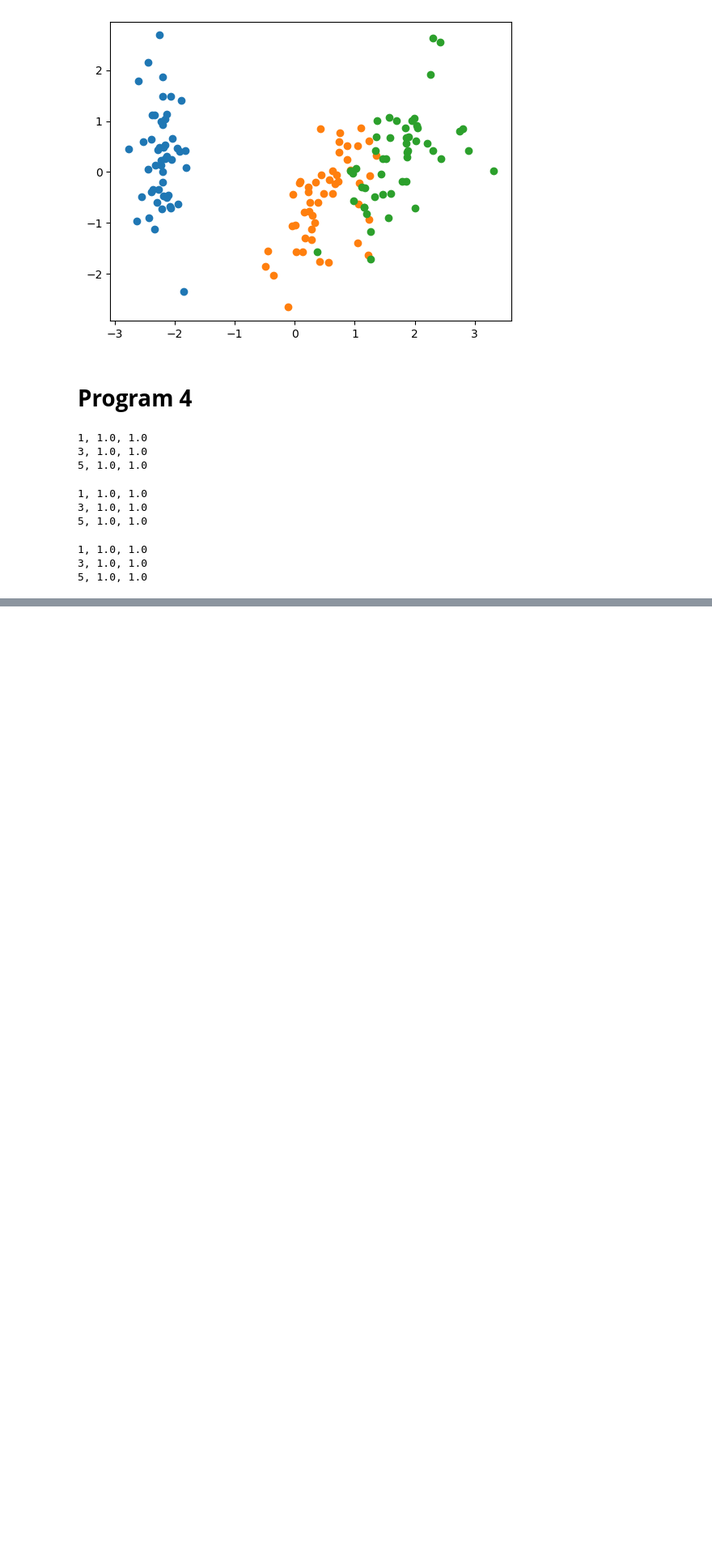
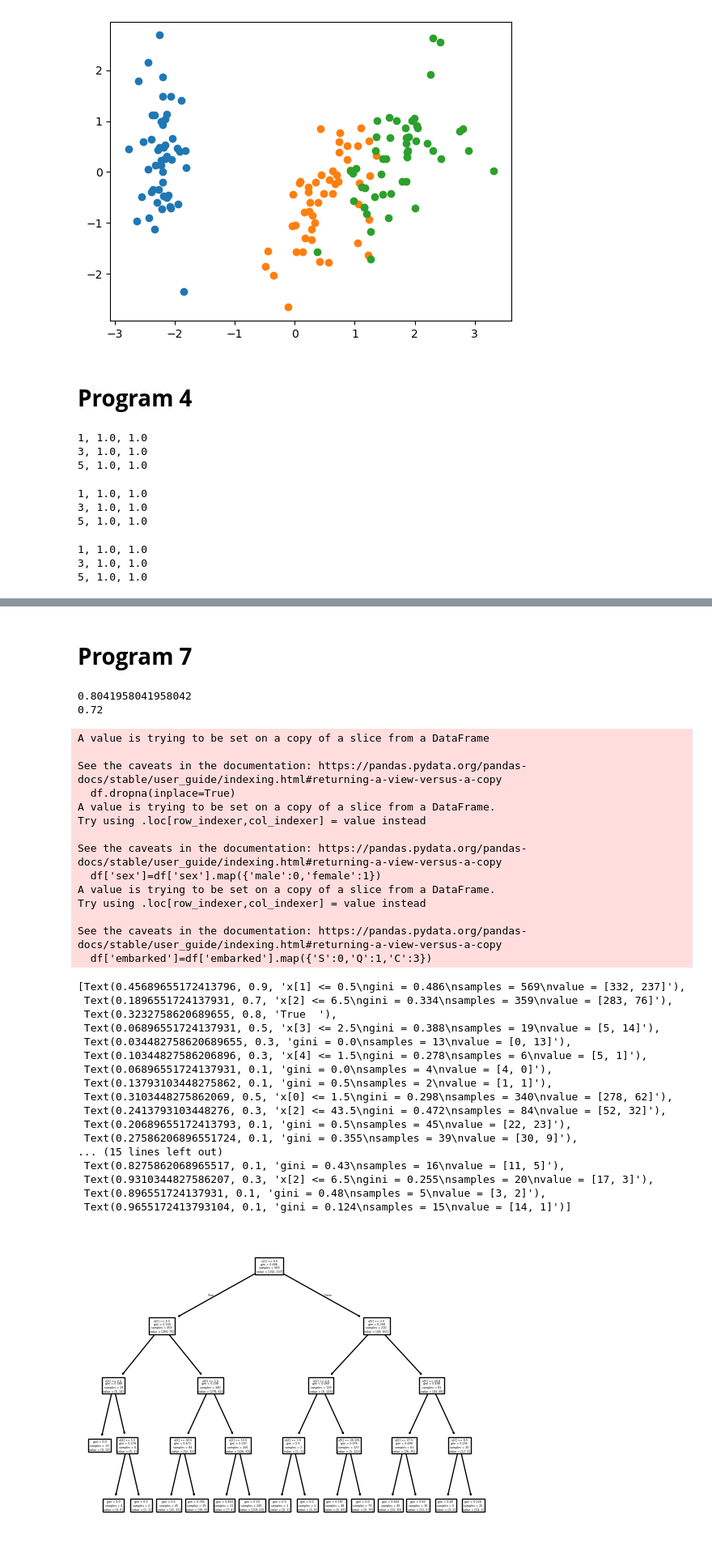
Before and after one commit to Rayz4010/important, a Jupyter notebook: 6th sem/ML/practice.ipynb, the cells around one changed output, grey strips where cells are left out. Shown at 81% size. Saved outputs shown, nothing was run; the diff lists cells and outputs as text; code cells hidden in the pictures; blank space fills up the shorter version.

```diff
--- a/6th sem/ML/practice.ipynb
+++ b/6th sem/ML/practice.ipynb
@@ -189,0 +256,56 @@ for k in k_val:
+# %% [markdown]
+# **Program 7**
+# %%
+import seaborn as sns
+from sklearn.tree import DecisionTreeClassifier, plot_tree
+from sklearn.metrics import accuracy_score as acc, f1_score as f1
+from sklearn.model_selection import train_test_split as tts
+data=sns.load_dataset('titanic')
+f=['survived', 'pclass', 'sex', 'age', 'sibsp', 'parch', 'fare','embarked']
+df=data[f]
+df.dropna(inplace=True)
+df['sex']=df['sex'].map({'male':0,'female':1})
+df['embarked']=df['embarked'].map({'S':0,'Q':1,'C':3})
+y=df['survived']
+x=df.drop(columns=['survived'])
+x_train,x_test,y_train,y_test=tts(x,y,test_size=0.2,random_state=43)
+cls=DecisionTreeClassifier(max_depth=4)
+cls.fit(x_train,y_train)
+y_pred=cls.predict(x_test)
+print(f"{acc(y_test,y_pred)}\n{f1(y_test,y_pred)}")
+plot_tree(cls)
+# %% [output]
+0.8041958041958042
+0.72
+A value is trying to be set on a copy of a slice from a DataFrame
+
+See the caveats in the documentation: https://pandas.pydata.org/pandas-docs/stable/user_guide/indexing.html#returning-a-view-versus-a-copy
+  df.dropna(inplace=True)
+A value is trying to be set on a copy of a slice from a DataFrame.
+Try using .loc[row_indexer,col_indexer] = value instead
+
+See the caveats in the documentation: https://pandas.pydata.org/pandas-docs/stable/user_guide/indexing.html#returning-a-view-versus-a-copy
+  df['sex']=df['sex'].map({'male':0,'female':1})
+A value is trying to be set on a copy of a slice from a DataFrame.
+Try using .loc[row_indexer,col_indexer] = value instead
+
+See the caveats in the documentation: https://pandas.pydata.org/pandas-docs/stable/user_guide/indexing.html#returning-a-view-versus-a-copy
+  df['embarked']=df['embarked'].map({'S':0,'Q':1,'C':3})
+[Text(0.45689655172413796, 0.9, 'x[1] <= 0.5\ngini = 0.486\nsamples = 569\nvalue = [332, 237]'),
+ Text(0.1896551724137931, 0.7, 'x[2] <= 6.5\ngini = 0.334\nsamples = 359\nvalue = [283, 76]'),
+ Text(0.3232758620689655, 0.8, 'True  '),
+ Text(0.06896551724137931, 0.5, 'x[3] <= 2.5\ngini = 0.388\nsamples = 19\nvalue = [5, 14]'),
+ Text(0.034482758620689655, 0.3, 'gini = 0.0\nsamples = 13\nvalue = [0, 13]'),
+ Text(0.10344827586206896, 0.3, 'x[4] <= 1.5\ngini = 0.278\nsamples = 6\nvalue = [5, 1]'),
+ Text(0.06896551724137931, 0.1, 'gini = 0.0\nsamples = 4\nvalue = [4, 0]'),
+ Text(0.13793103448275862, 0.1, 'gini = 0.5\nsamples = 2\nvalue = [1, 1]'),
+ Text(0.3103448275862069, 0.5, 'x[0] <= 1.5\ngini = 0.298\nsamples = 340\nvalue = [278, 62]'),
+ Text(0.2413793103448276, 0.3, 'x[2] <= 43.5\ngini = 0.472\nsamples = 84\nvalue = [52, 32]'),
+ Text(0.20689655172413793, 0.1, 'gini = 0.5\nsamples = 45\nvalue = [22, 23]'),
+ Text(0.27586206896551724, 0.1, 'gini = 0.355\nsamples = 39\nvalue = [30, 9]'),
+... (15 lines left out)
+ Text(0.8275862068965517, 0.1, 'gini = 0.43\nsamples = 16\nvalue = [11, 5]'),
+ Text(0.9310344827586207, 0.3, 'x[2] <= 6.5\ngini = 0.255\nsamples = 20\nvalue = [17, 3]'),
+ Text(0.896551724137931, 0.1, 'gini = 0.48\nsamples = 5\nvalue = [3, 2]'),
+ Text(0.9655172413793104, 0.1, 'gini = 0.124\nsamples = 15\nvalue = [14, 1]')]
+[figure, added]
```
Also changed, not shown: parts of 8 cells of this notebook.
